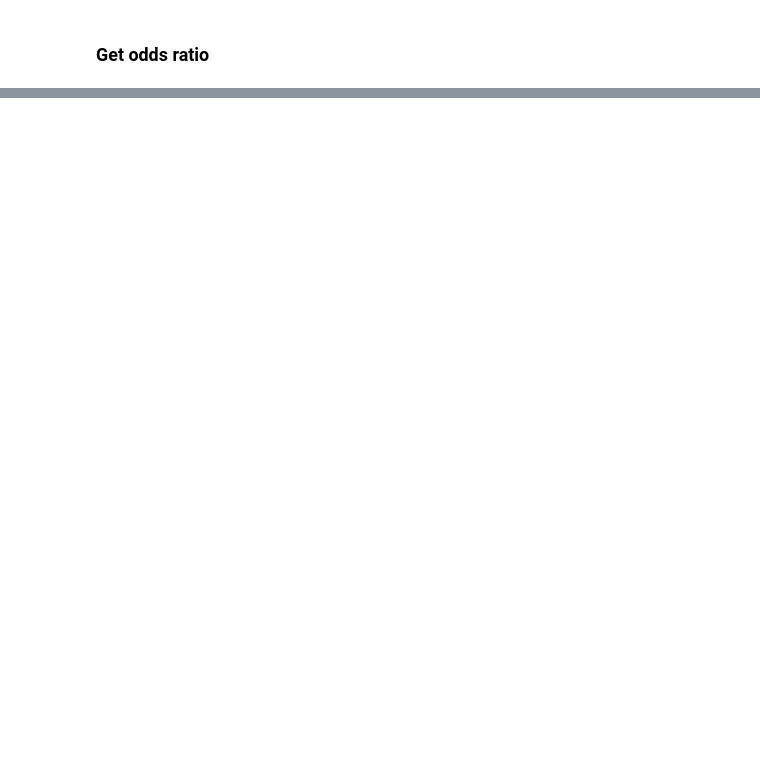
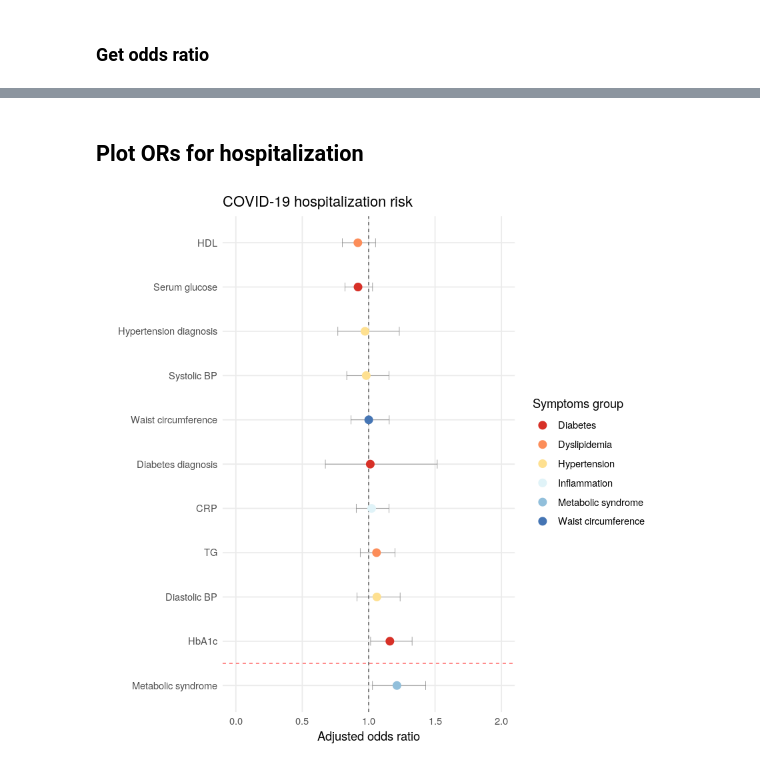
Before and after one commit to FilipMorys/COVID_MetS, a Jupyter notebook: COVID.ipynb, the cells around one changed output, grey strips where cells are left out. Drawn from its saved outputs; the diff is of its cells as text; code cells hidden in the pictures; blank space fills up the shorter version.

```diff
--- a/COVID.ipynb
+++ b/COVID.ipynb
@@ -395,0 +634,48 @@ Warning message:
+# %% [markdown]
+## Plot ORs for hospitalization
+# %%
+ORs_hospital=data.frame(ORs_hospital)
+ORs_hospital$names <- rownames(ORs_hospital)
+ORs_hospital=ORs_hospital[3:12,]
+ORs_hospital$names=factor(ORs_hospital$names, ordered=T)
+ORs_hospital$names=c('Systolic BP','Diastolic BP','Hypertension diagnosis','Serum glucose','HbA1c',
+                     'Diabetes diagnosis', 'HDL','TG','CRP','Waist circumference')
+
+ORs_hospital$Symptomsgroup=c('Hypertension','Hypertension','Hypertension','Diabetes',
+                      'Diabetes','Diabetes','Dyslipidemia','Dyslipidemia','Inflammation','Waist circumference')
+# %%
+ORs_MetS=data.frame(ORs_MetS)
+ORs_MetS$names <- rownames(ORs_MetS)
+ORs_MetS$names=factor(ORs_MetS$names, ordered=T)
+ORs_MetS=ORs_MetS[3,]
+ORs_MetS$names=c('Metabolic syndrome')
+ORs_MetS$Symptomsgroup=c('Metabolic syndrome')
+
+ORs_hospital=rbind(ORs_hospital, ORs_MetS)
+# %%
+(p <- ggplot(ORs_hospital, aes(x = (V1), y = reorder(names, -V1))) +
+    geom_vline(aes(xintercept = 1), size = .25, linetype = "dashed") +
+    geom_errorbarh(aes(xmax = X97.5.., xmin = X2.5..), size = 0.2, height = 0.2, color = "gray50") +
+    geom_point(size = 3, aes(color = Symptomsgroup)) +
+    scale_x_continuous(breaks = c(0,0.5,1,1.5,2),
+                       limits = c(0,2)) +
+    theme_minimal() +
+    theme(panel.grid.minor = element_blank()) +
+    ylab("") +
+    xlab("Adjusted odds ratio") +
+    ggtitle("COVID-19 hospitalization risk") +
+    scale_color_brewer(palette="RdYlBu", name='Symptoms group')  +
+    geom_hline(aes(yintercept = 1.5), size = .25, color='red', linetype='dashed')
+)
+
+ggsave('/dagher/dagher11/filip/COVID/COVID_hospitalization.tiff',
+  plot = p,
+  device = 'tiff',
+  scale = 1,
+  width = 15,
+  height = 10,
+  units = 'cm',
+  dpi = 300
+)
+# %% [output]
+[figure, added]
```
Also changed, not shown: parts of 29 cells of this notebook.
